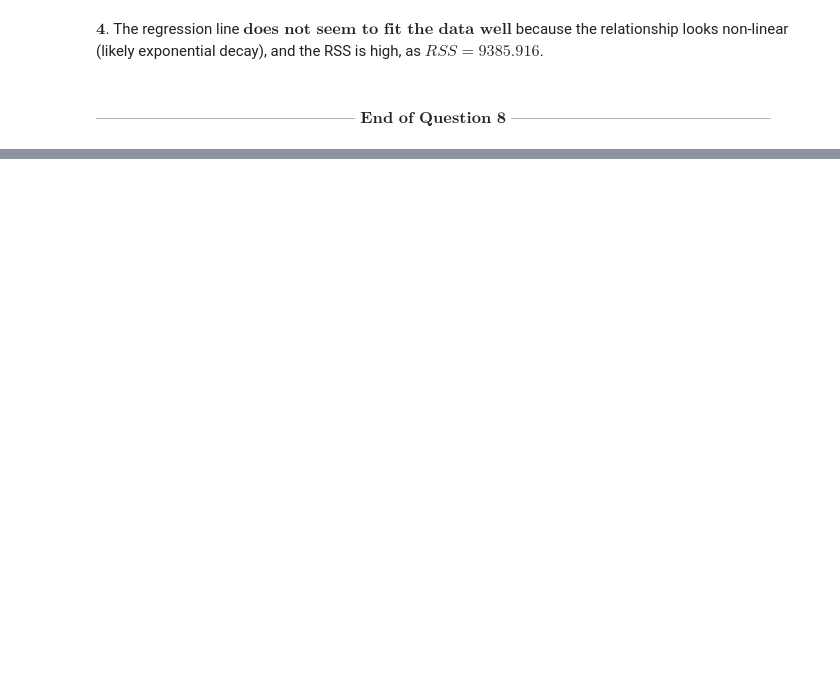
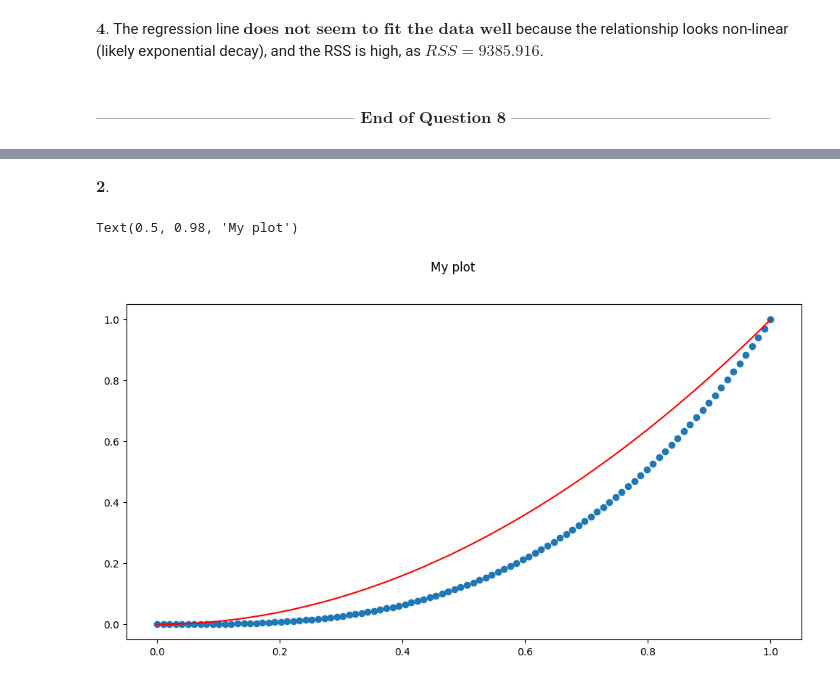
Before and after one commit to dg3358/Georgia-Tech-MATH-4803, a Jupyter notebook: HW 1/HW_1.ipynb, the cells around one changed output, grey strips where cells are left out. Cells and saved outputs as stored; diff of their text form; code cells hidden in the pictures; blank space fills up the shorter version.

```diff
--- a/HW 1/HW_1.ipynb
+++ b/HW 1/HW_1.ipynb
@@ -332,0 +373,18 @@ $\textbf{4.}$ The regression line $\textbf{does not seem to fit the data well}$
+# %% [markdown]
+$\textbf{2.}$
+# %%
+def func(x):
+    return x**2
+
+def func2(x):
+    return x**3
+
+fig, ax = plt.subplots(1, 1, figsize=(12, 6))
+xvals = np.linspace(0, 1, 100)
+ax.plot(xvals, [func(x) for x in xvals], c='r')
+ax.scatter(x=xvals, y=[func2(x) for x in xvals])
+plt.suptitle('My plot')
+#plt.show()
+# %% [output]
+Text(0.5, 0.98, 'My plot')
+[figure, added]
```
Also changed, not shown: parts of 6 cells of this notebook, 1 other file.
